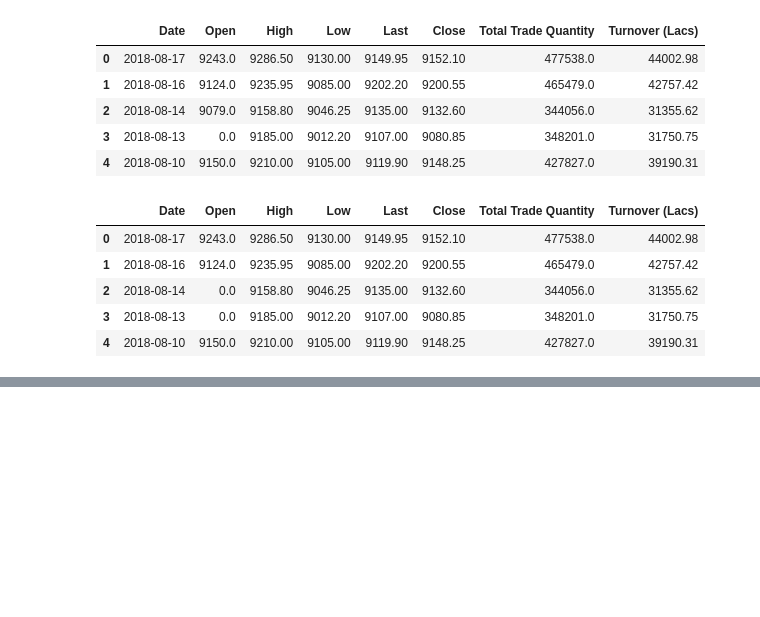
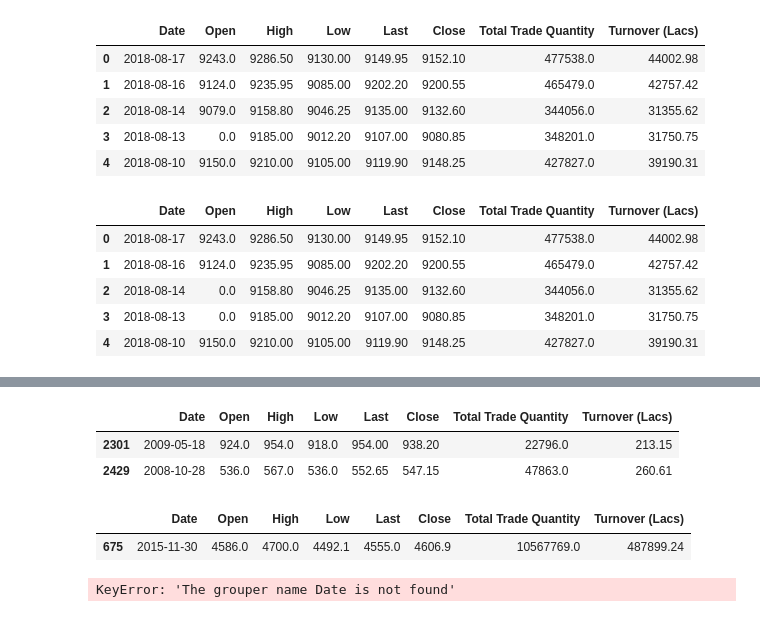
Before and after one commit to anurag19997/Pandas-Practice, a Jupyter notebook: 10minutestopandas.ipynb, the cells around one changed output, grey strips where cells are left out. Saved outputs shown, nothing was run; the diff lists cells and outputs as text; code cells hidden in the pictures; blank space fills up the shorter version.

```diff
--- a/10minutestopandas.ipynb
+++ b/10minutestopandas.ipynb
@@ -251,0 +336,17 @@ df2.head()
+# %%
+df2[df2['Turnover (Lacs)'] < 300]
+# %% [output]
+|  | Date | Open | High | Low | Last | Close | Total Trade Quantity | Turnover (Lacs) |
+| 2301 | 2009-05-18 | 924.0 | 954.0 | 918.0 | 954.00 | 938.20 | 22796.0 | 213.15 |
+| 2429 | 2008-10-28 | 536.0 | 567.0 | 536.0 | 552.65 | 547.15 | 47863.0 | 260.61 |
+# %%
+df2[df2['Turnover (Lacs)'] > 200000]
+# %% [output]
+|  | Date | Open | High | Low | Last | Close | Total Trade Quantity | Turnover (Lacs) |
+| 675 | 2015-11-30 | 4586.0 | 4700.0 | 4492.1 | 4555.0 | 4606.9 | 10567769.0 | 487899.24 |
+# %%
+from matplotlib import pyplot as plt
+plt.plot(df2.Close.resample('Y', on = 'Date'),
+         df2.Date.resample('Y', on = 'Date'))
+# %% [output]
+KeyError: 'The grouper name Date is not found'
```
Also changed, not shown: parts of 10 cells of this notebook.
